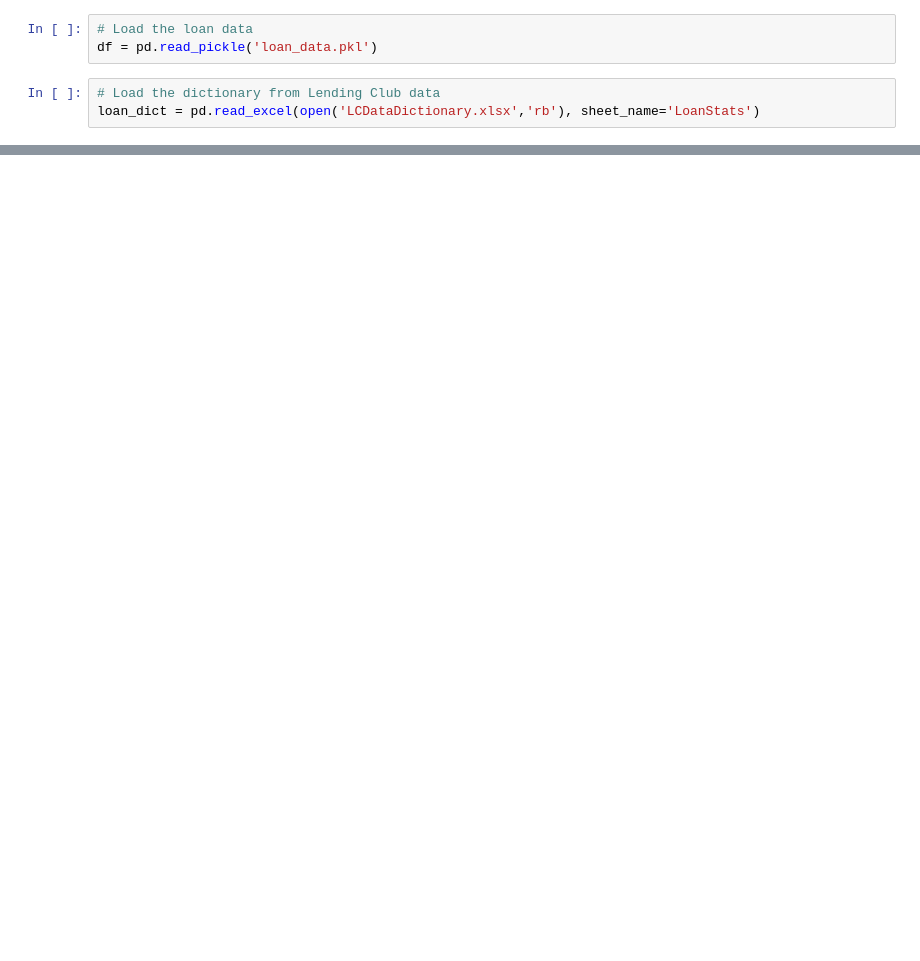
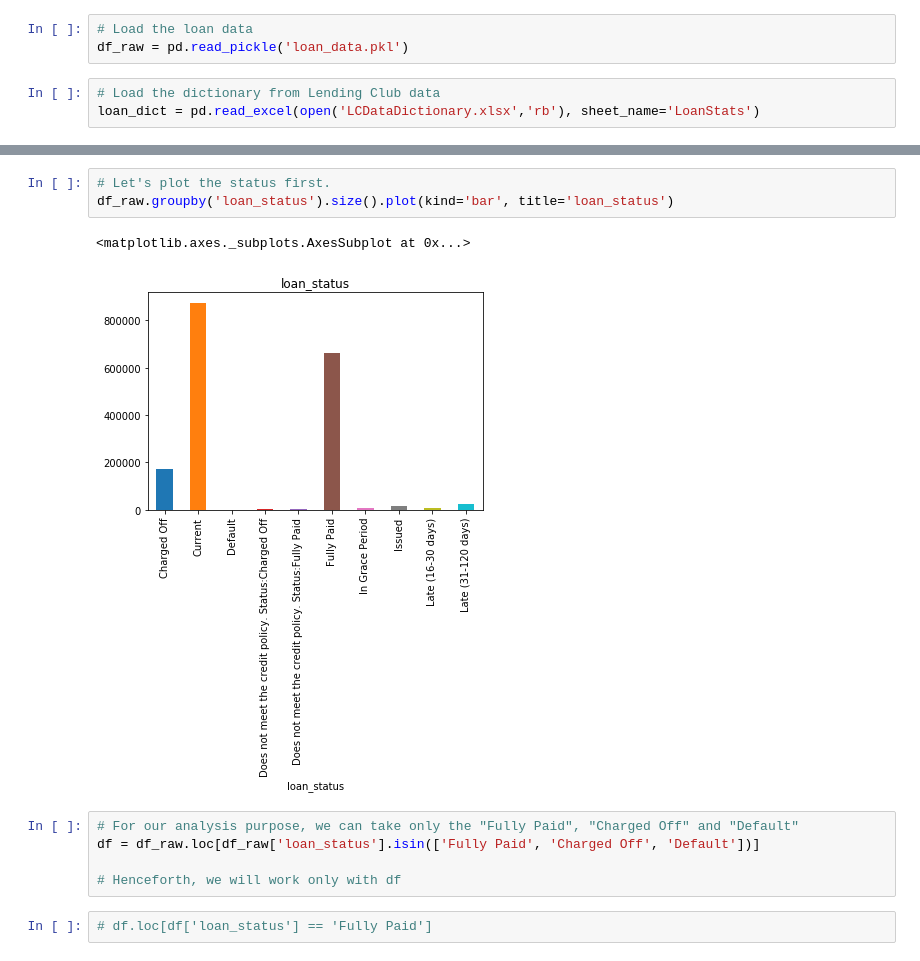
Before and after one commit to anilrajgr/udacity-machine-learning, a Jupyter notebook: projects/capstone/data-analyze.ipynb, the cells around one changed output, grey strips where cells are left out. Drawn from its saved outputs; the diff is of its cells as text; blank space fills up the shorter version.

```diff
--- a/projects/capstone/data-analyze.ipynb
+++ b/projects/capstone/data-analyze.ipynb
@@ -6,6 +8,6 @@ import matplotlib.pyplot as plt
 # %%
 # Load the loan data
-df = pd.read_pickle('loan_data.pkl')
+df_raw = pd.read_pickle('loan_data.pkl')
 # %%
 # Load the dictionary from Lending Club data
 loan_dict = pd.read_excel(open('LCDataDictionary.xlsx','rb'), sheet_name='LoanStats')
@@ -24,0 +14,13 @@ TypeError: Empty 'DataFrame': no numeric data to plot
+# %%
+# Let's plot the status first.
+df_raw.groupby('loan_status').size().plot(kind='bar', title='loan_status')
+# %% [output]
+<matplotlib.axes._subplots.AxesSubplot at 0x...>
+[figure, added]
+# %%
+# For our analysis purpose, we can take only the "Fully Paid", "Charged Off" and "Default"
+df = df_raw.loc[df_raw['loan_status'].isin(['Fully Paid', 'Charged Off', 'Default'])]
+
+# Henceforth, we will work only with df
+# %%
+# df.loc[df['loan_status'] == 'Fully Paid']
```
Also changed, not shown: parts of 15 cells of this notebook, 1 other file.
